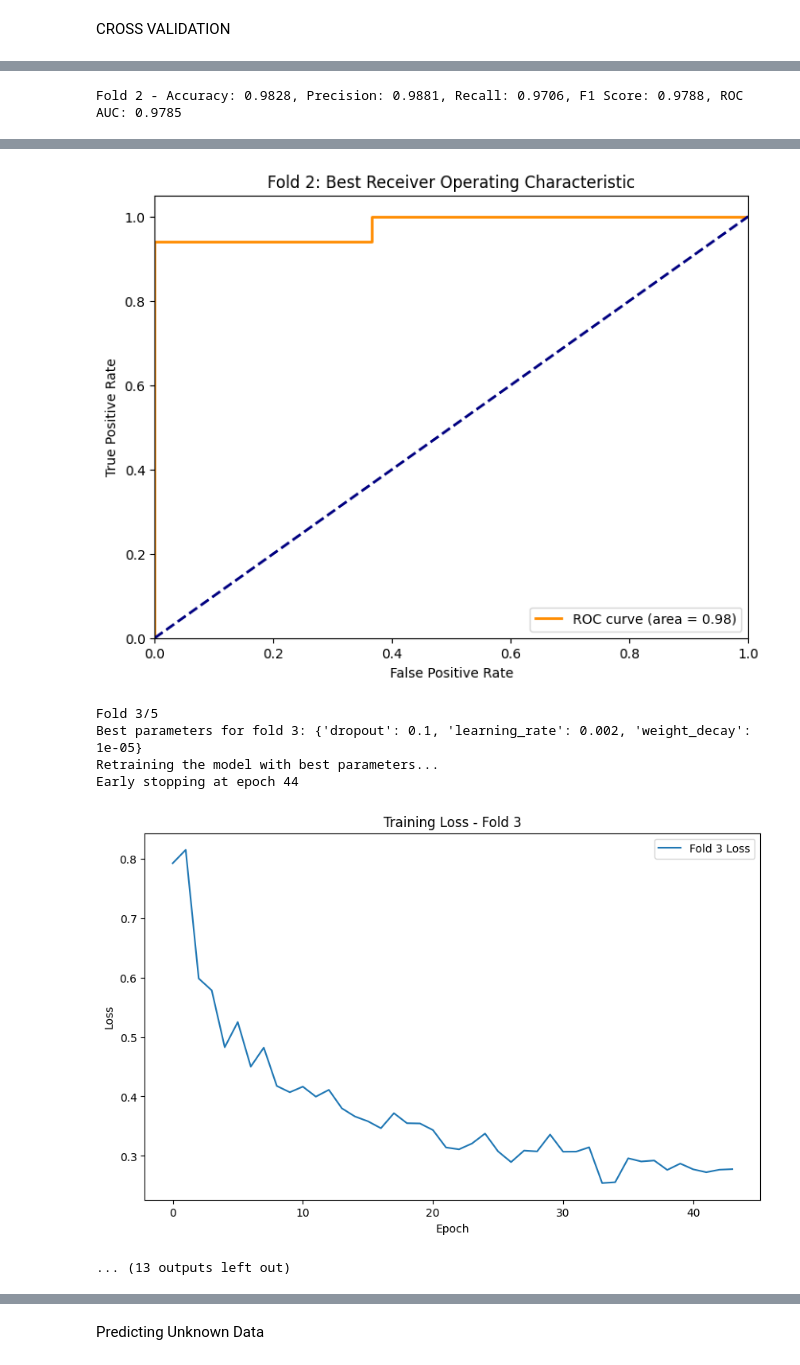
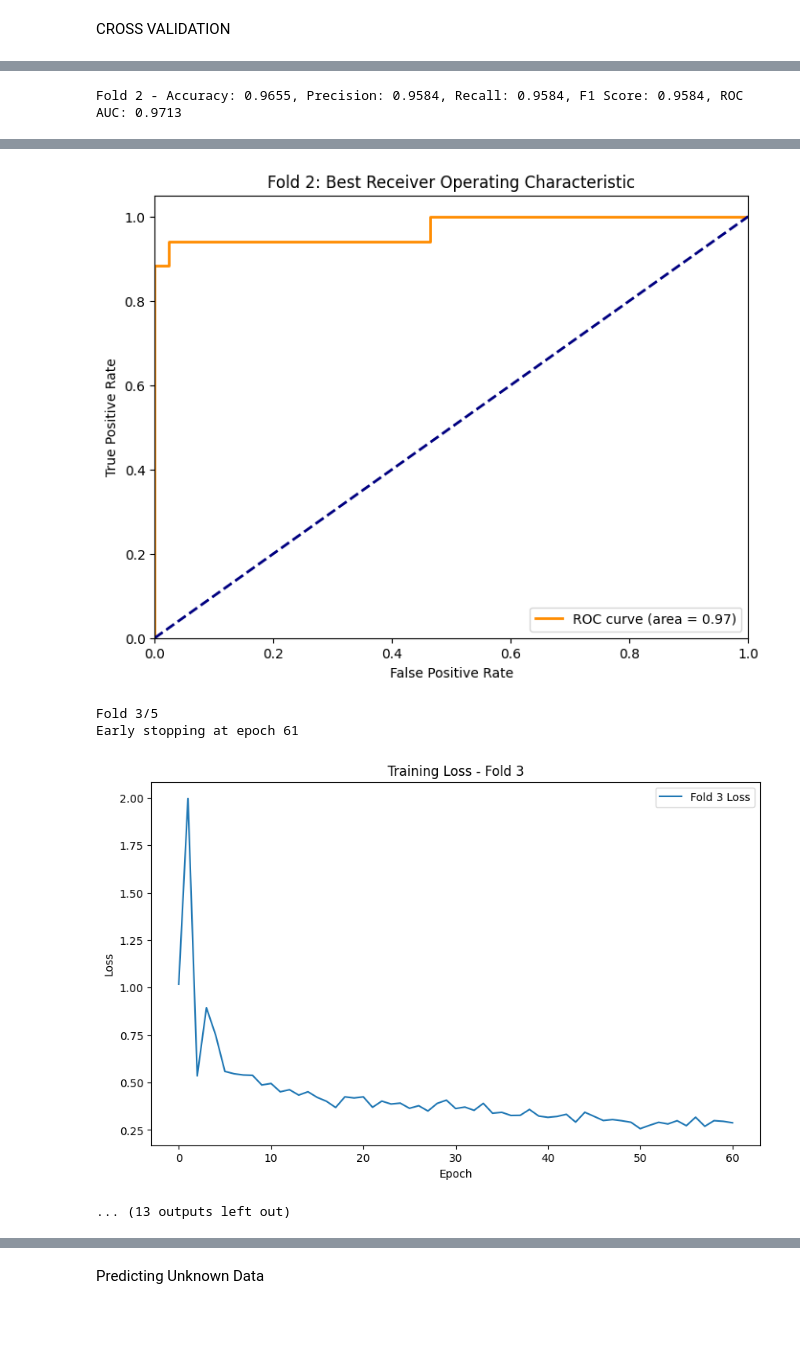
Before and after one commit to HarryYang0512/LowerBackPain, a Jupyter notebook: Advanced_GNN.ipynb, the cells around one changed output, grey strips where cells are left out. Saved outputs shown, nothing was run; the diff lists cells and outputs as text; code cells hidden in the pictures; blank space fills up the shorter version.

```diff
--- a/Advanced_GNN.ipynb
+++ b/Advanced_GNN.ipynb
@@ -89,12 +153,6 @@ precisions = []
 recalls = []
 f1s = []
 roc_aucs = []
-
-param_grid = {
-    'learning_rate': [0.002, 0.001, 0.0005],
-    'weight_decay': [1e-4, 1e-5, 1e-6],
-    'dropout': [0.5, 0.3, 0.1]
-}
 
 # Perform K-Fold Cross-Validation
 for fold, (train_index, test_index) in enumerate(kf.split(node_features)):
@@ -118,62 +176,6 @@ for fold, (train_index, test_index) in enumerate(kf.split(node_features)):
     train_loader = GeometricDataLoader([train_data], batch_size = 1, shuffle = True)
     test_loader = GeometricDataLoader([test_data], batch_size = 1, shuffle = False)
 
-    best_params = None
-    best_fold_metrics = None
-    best_fold_loss = float('inf')
-
-
-    # Iterate over parameter combinations
-    for params in ParameterGrid(param_grid):
-        learning_rate = params['learning_rate']
-        weight_decay = params['weight_decay']
-        dropout = params['dropout']
-
-        # Initialize the model with the current set of parameters
-        model = AdvancedGNNModel(num_node_features = 12, num_classes = 2, dropout = dropout)
-        optimizer = torch.optim.Adam(model.parameters(), lr = learning_rate, weight_decay = weight_decay)
-        criterion = torch.nn.CrossEntropyLoss()
-        scheduler = torch.optim.lr_scheduler.StepLR(optimizer, step_size = 10, gamma = 0.9)
-
-        # Train the model with early stopping
-        epochs = 200
-        early_stopping_patience = 10
-        best_loss = float('inf')
-        patience_counter = 0
-
-        for epoch in range(epochs):
-            model.train()
-            epoch_loss = 0
-            for batch in train_loader:
-                optimizer.zero_grad()
-                out = model(batch)
-                loss = criterion(out, batch.y)
-                loss.backward()
-                torch.nn.utils.clip_grad_norm_(model.parameters(), max_norm = 2.0)
-                optimizer.step()
-                epoch_loss += loss.item()
-            scheduler.step()
-
-            # Early stopping
-            epoch_loss /= len(train_loader)
-            if epoch_loss < best_loss:
-                best_loss = epoch_loss
-                patience_counter = 0
-            else:
-                patience_counter += 1
-                if patience_counter >= early_stopping_patience:
-                    Count = Count + 1
-                    break
-
-        # Save the best parameters for this fold
-        if best_loss < best_fold_loss:
-            best_fold_loss = best_loss
-            best_params = params
-
-    # After parameter tuning, retrain with the best parameters
-    print(f"Best parameters for fold {fold+1}: {best_params}")
-    # Retrain the model
-    print("Retraining the model with best parameters...")
 
     # Initialize and retrain the model with the best parameters
     model = AdvancedGNNModel(num_node_features=12, num_classes=2, dropout=best_params['dropout'])
@@ -296 +294 @@ Early stopping at epoch 98
-Fold 2 - Accuracy: 0.9828, Precision: 0.9881, Recall: 0.9706, F1 Score: 0.9788, ROC AUC: 0.9785
+Fold 2 - Accuracy: 0.9655, Precision: 0.9584, Recall: 0.9584, F1 Score: 0.9584, ROC AUC: 0.9713
@@ -298,9 +296,7 @@ Fold 2 - Accuracy: 0.9828, Precision: 0.9881, Recall: 0.9706, F1 Score: 0.9788,
-[figure, old version]
+[figure, new version]
 Fold 3/5
-Best parameters for fold 3: {'dropout': 0.1, 'learning_rate': 0.002, 'weight_decay': 1e-05}
-Retraining the model with best parameters...
-Early stopping at epoch 44
+Early stopping at epoch 61
-[figure, old version]
+[figure, new version]
 ... (13 outputs left out)
 # %%
 print(f'\nCross-Validation Results:')
```
Also changed, not shown: parts of 7 cells of this notebook.
